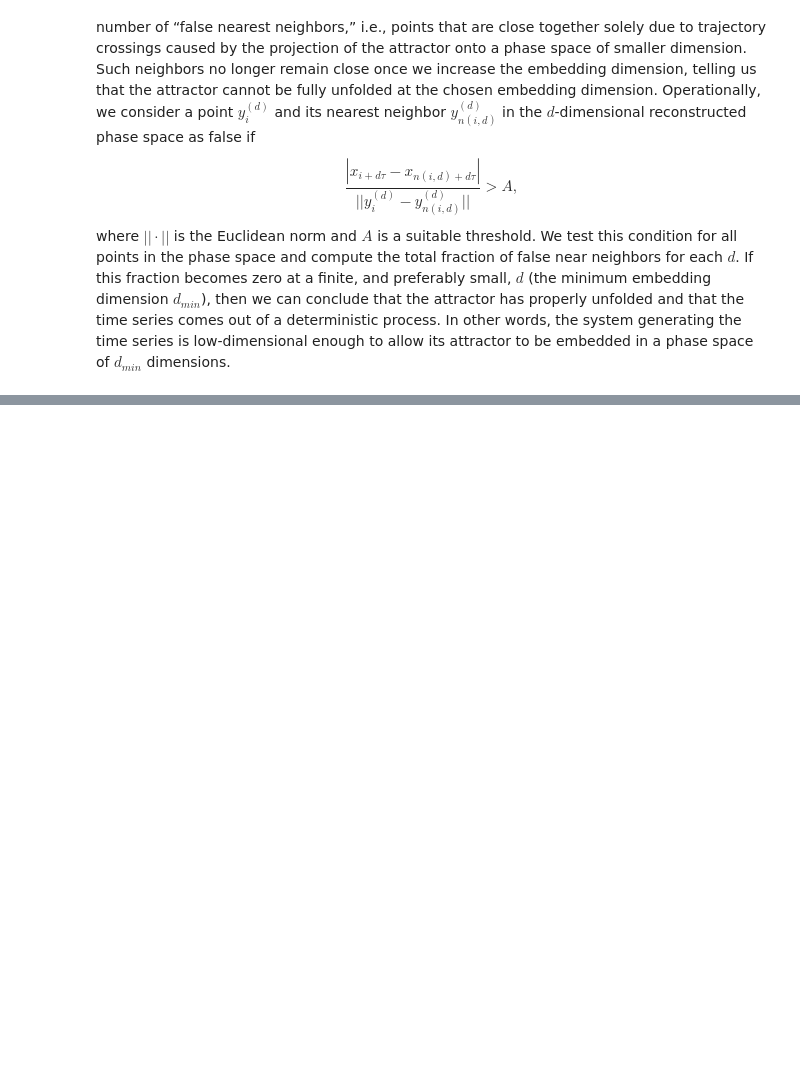
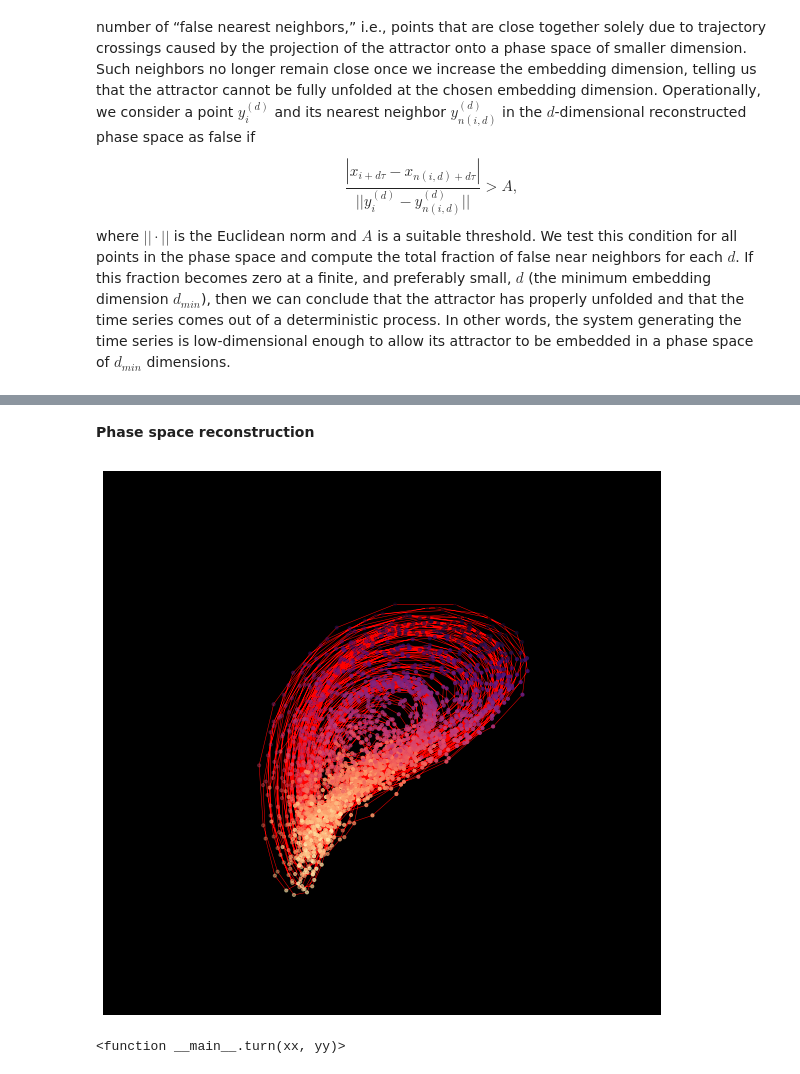
Before and after one commit to paulsok/chaos-analysis, a Jupyter notebook: chaos analysis.ipynb, the cells around one changed output, grey strips where cells are left out. Saved outputs shown, nothing was run; the diff lists cells and outputs as text; code cells hidden in the pictures; blank space fills up the shorter version.

Commit message:
Part_5: Phase space

```diff
--- a/chaos analysis.ipynb
+++ b/chaos analysis.ipynb
@@ -237,0 +240,43 @@ plt.show()
+# %% [markdown]
+**Phase space reconstruction**
+# %%
+from mpl_toolkits import mplot3d
+from scipy import signal
+from ipywidgets import interact, FloatSlider
+
+# Minimum FNN
+m_fnn=6
+
+# Filter
+#sos = signal.butter(2, 0.5, 'lp', output='sos')
+#rho1 = signal.sosfilt(sos, rho)
+b, a = signal.butter(5, 0.25)
+rho1 = signal.filtfilt(b, a, rho)
+
+X=rho1[:-r_delay*2]
+Y=rho1[r_delay:-r_delay]
+Z=rho1[2*r_delay:]
+
+plt.rcParams["figure.figsize"] = [10, 10]
+
+step=1
+
+def turn(xx,yy):
+    fig = plt.figure()
+    ax = plt.axes(projection='3d')
+    #ax.set_xlabel(r'$x(t)$')
+    #ax.set_ylabel(r'$x(t + \tau)$')
+    #ax.set_zlabel(r'$x(t + 2\tau)$');
+
+    ax.view_init(xx, yy)
+    ax.plot(X[::step], Y[::step], Z[::step],'-r', lw=0.5)
+    ax.scatter(X, Y, Z, c=np.sqrt(X**2+Y**2), cmap='magma', s=10)
+    ax.set_facecolor('k')
+    plt.axis('off')
+    #plt.savefig(name+'3D1'+'.pdf')
+
+interact(turn,xx=FloatSlider(value=55, min=0, max=360, step=1),
+         yy=FloatSlider(value=75, min=0, max=90, step=1))
+# %% [output]
+[figure, added]
+<function __main__.turn(xx, yy)>
```
Also changed, not shown: parts of 2 cells of this notebook.
